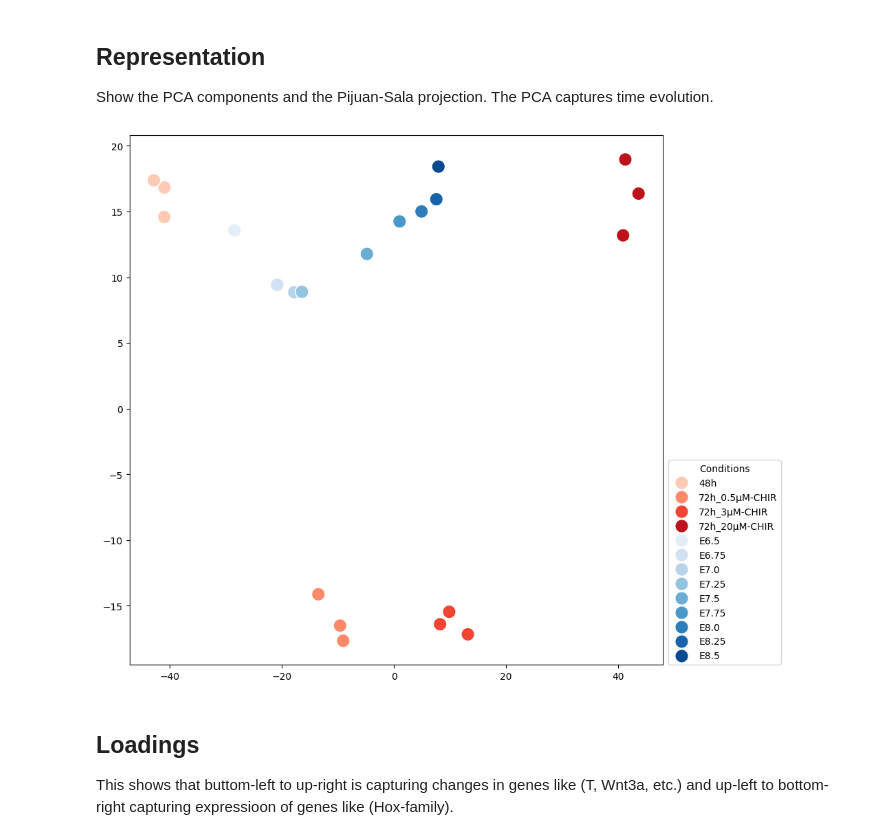
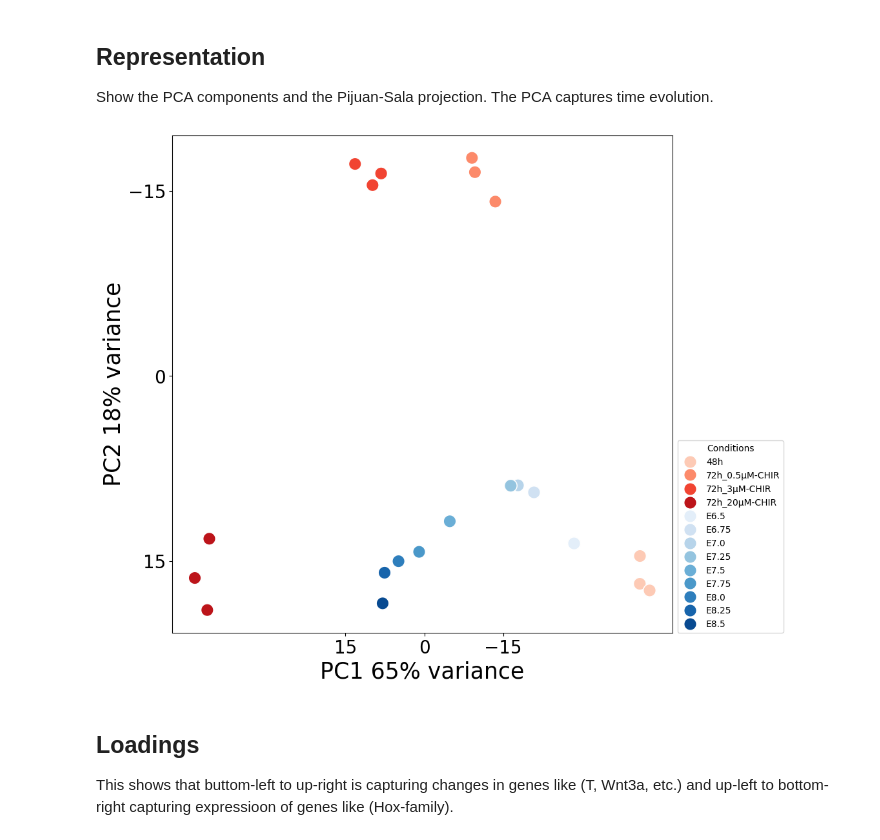
Before and after one commit to stembryo-lab/chiron_gastruloids_bulk_rna_seq, a Jupyter notebook: analysis/chir_conditions_analysis.ipynb, the cells around one changed output. Cells and saved outputs as stored; diff of their text form; code cells hidden in the pictures.

```diff
--- a/chir_conditions_analysis.ipynb
+++ b/analysis/chir_conditions_analysis.ipynb
@@ -236,20 +236,33 @@ Show the PCA components and the Pijuan-Sala projection. The PCA captures time ev
 # %%
 fig,ax = plt.subplots(figsize=(10,10))
 
 x = pca.transform(fs.transform(df1.values))
 p = sns.scatterplot(x=x[:,0],y=x[:,1],
                 hue=df_gastruloid_metadata["Condition"],
                 s=200,palette="Reds")
 
 x = pca.transform(fs.transform(df2.values))
 df_embryo_ = pd.DataFrame(x,index=df2.index.values).groupby([i.split("_")[0] for i in df2.index.values]).mean()
 p2 = sns.scatterplot(x=df_embryo_.values[:,0],y=df_embryo_.values[:,1],hue=[i for i in df_embryo_.index.values],marker="o",palette="Blues",s=200)
 
+# axes
+plt.xlabel(f'PC1 {int(np.round(pca.explained_variance_ratio_[0]*100,decimals=0))}% variance', fontsize=25)
+plt.ylabel(f'PC2 {int(np.round(pca.explained_variance_ratio_[1]*100,decimals=0))}% variance', fontsize=25)
+
+#
+ax.set_xticks([-15,0, 15])
+plt.xticks(fontsize=20)
+ax.set_yticks([-15,0, 15])
+plt.yticks(fontsize=20)
+ax.invert_xaxis()
+ax.invert_yaxis()
+
+#legend
 ax.legend(loc=(1.01,0),title="Conditions")
 
 plt.savefig(f"results/chir_conditions_analysis_scatterplot.{save_format}",bbox_inches="tight",transparent=True)
 # %% [output]
-[figure, old version]
+[figure, new version]
 # %% [markdown]
 ## Loadings
 
```
Also changed, not shown: parts of 4 cells of this notebook, 10 other files.
